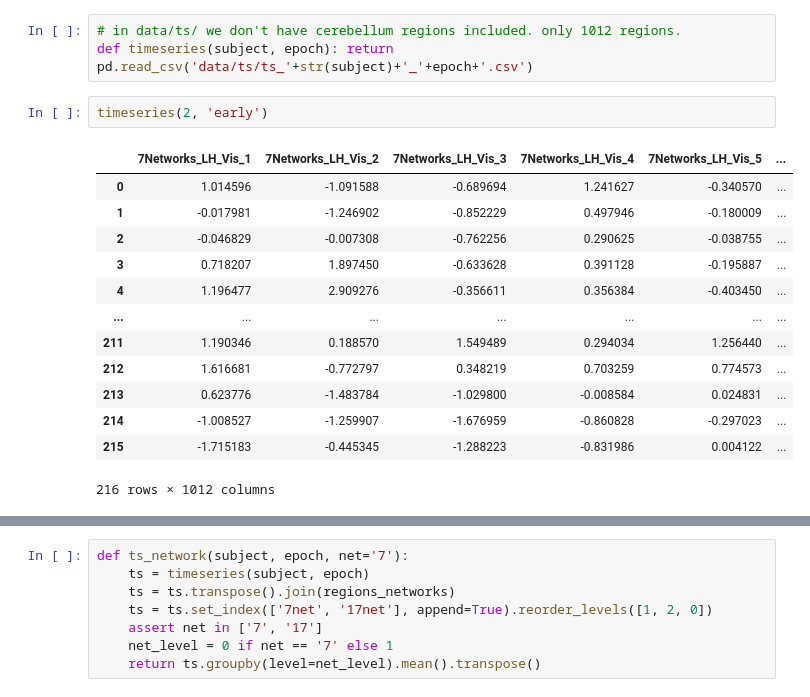
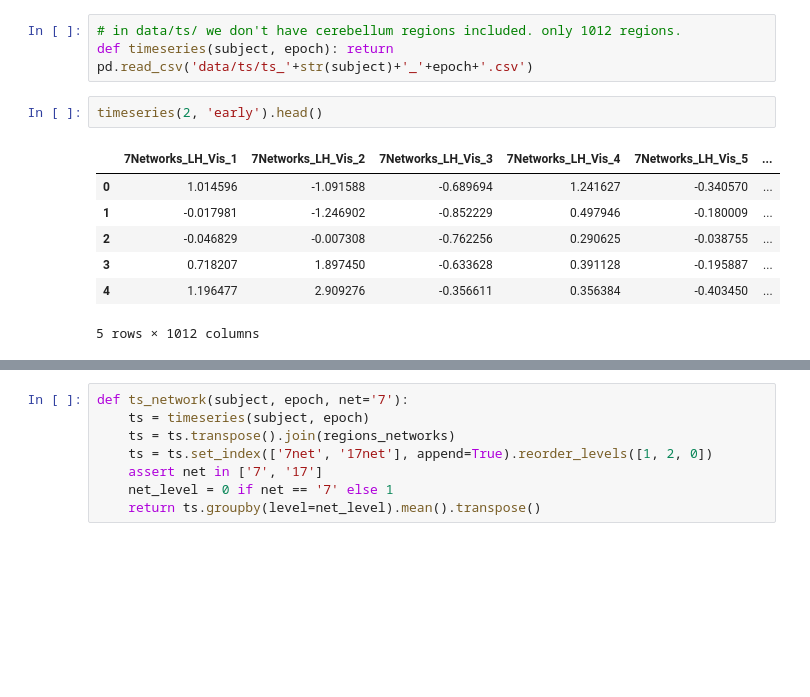
Before and after one commit to qniksefat/gradient-notebooks, a Jupyter notebook: large-manifold-nbs/4.1-seed-net.ipynb, the cells around one changed output, grey strips where cells are left out. Drawn from its saved outputs; the diff is of its cells as text; blank space fills up the shorter version.

```diff
--- a/large-manifold-nbs/4.1-seed-net.ipynb
+++ b/large-manifold-nbs/4.1-seed-net.ipynb
@@ -51,19 +56,13 @@ seaborn.countplot(x='7net', data=regions_networks)
 # in data/ts/ we don't have cerebellum regions included. only 1012 regions.
 def timeseries(subject, epoch): return pd.read_csv('data/ts/ts_'+str(subject)+'_'+epoch+'.csv')
 # %%
-timeseries(2, 'early')
+timeseries(2, 'early').head()
 # %% [output]
 |  | 7Networks_LH_Vis_1 | 7Networks_LH_Vis_2 | 7Networks_LH_Vis_3 | 7Networks_LH_Vis_4 | 7Networks_LH_Vis_5 | ... |
 | 0 | 1.014596 | -1.091588 | -0.689694 | 1.241627 | -0.340570 | ... |
 | 1 | -0.017981 | -1.246902 | -0.852229 | 0.497946 | -0.180009 | ... |
 | 2 | -0.046829 | -0.007308 | -0.762256 | 0.290625 | -0.038755 | ... |
 | 3 | 0.718207 | 1.897450 | -0.633628 | 0.391128 | -0.195887 | ... |
 | 4 | 1.196477 | 2.909276 | -0.356611 | 0.356384 | -0.403450 | ... |
-| ... | ... | ... | ... | ... | ... | ... |
-| 211 | 1.190346 | 0.188570 | 1.549489 | 0.294034 | 1.256440 | ... |
-| 212 | 1.616681 | -0.772797 | 0.348219 | 0.703259 | 0.774573 | ... |
-| 213 | 0.623776 | -1.483784 | -1.029800 | -0.008584 | 0.024831 | ... |
-| 214 | -1.008527 | -1.259907 | -1.676959 | -0.860828 | -0.297023 | ... |
-| 215 | -1.715183 | -0.445345 | -1.288223 | -0.831986 | 0.004122 | ... |
-216 rows × 1012 columns
+5 rows × 1012 columns
 # %%
```
Also changed, not shown: parts of 76 cells of this notebook.
